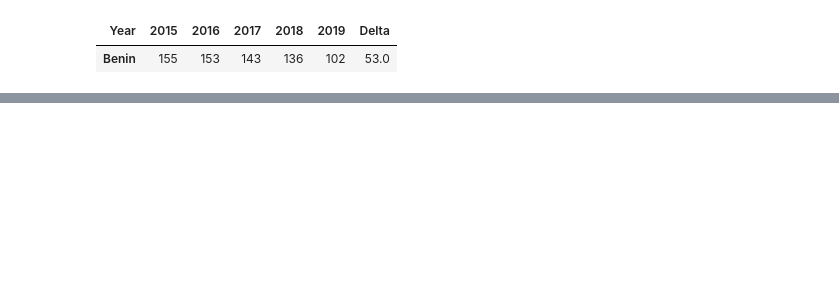
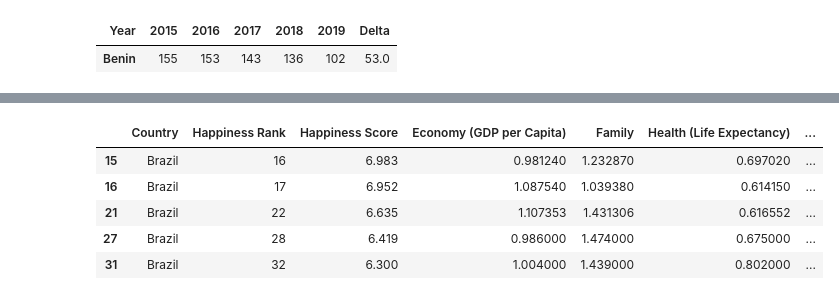
Before and after one commit to mariananomura/projeto-lets-modulo-III, a Jupyter notebook: Projeto.ipynb, the cells around one changed output, grey strips where cells are left out. Cells and saved outputs as stored; diff of their text form; code cells hidden in the pictures; blank space fills up the shorter version.

```diff
--- a/Projeto.ipynb
+++ b/Projeto.ipynb
@@ -439,0 +328,15 @@ consulta_total.filter(items=consulta_filter.index,axis=0)
+# %%
+#2 Questões para analisar
+
+#Comportamento do Brasil
+#Correlação dos índices, olhar no geral
+
+consulta_brasil = uniao.loc[uniao["Country"] == 'Brazil']
+consulta_brasil
+# %% [output]
+|  | Country | Happiness Rank | Happiness Score | Economy (GDP per Capita) | Family | Health (Life Expectancy) | ... |
+| 15 | Brazil | 16 | 6.983 | 0.981240 | 1.232870 | 0.697020 | ... |
+| 16 | Brazil | 17 | 6.952 | 1.087540 | 1.039380 | 0.614150 | ... |
+| 21 | Brazil | 22 | 6.635 | 1.107353 | 1.431306 | 0.616552 | ... |
+| 27 | Brazil | 28 | 6.419 | 0.986000 | 1.474000 | 0.675000 | ... |
+| 31 | Brazil | 32 | 6.300 | 1.004000 | 1.439000 | 0.802000 | ... |
```
Also changed, not shown: parts of 60 cells of this notebook.
